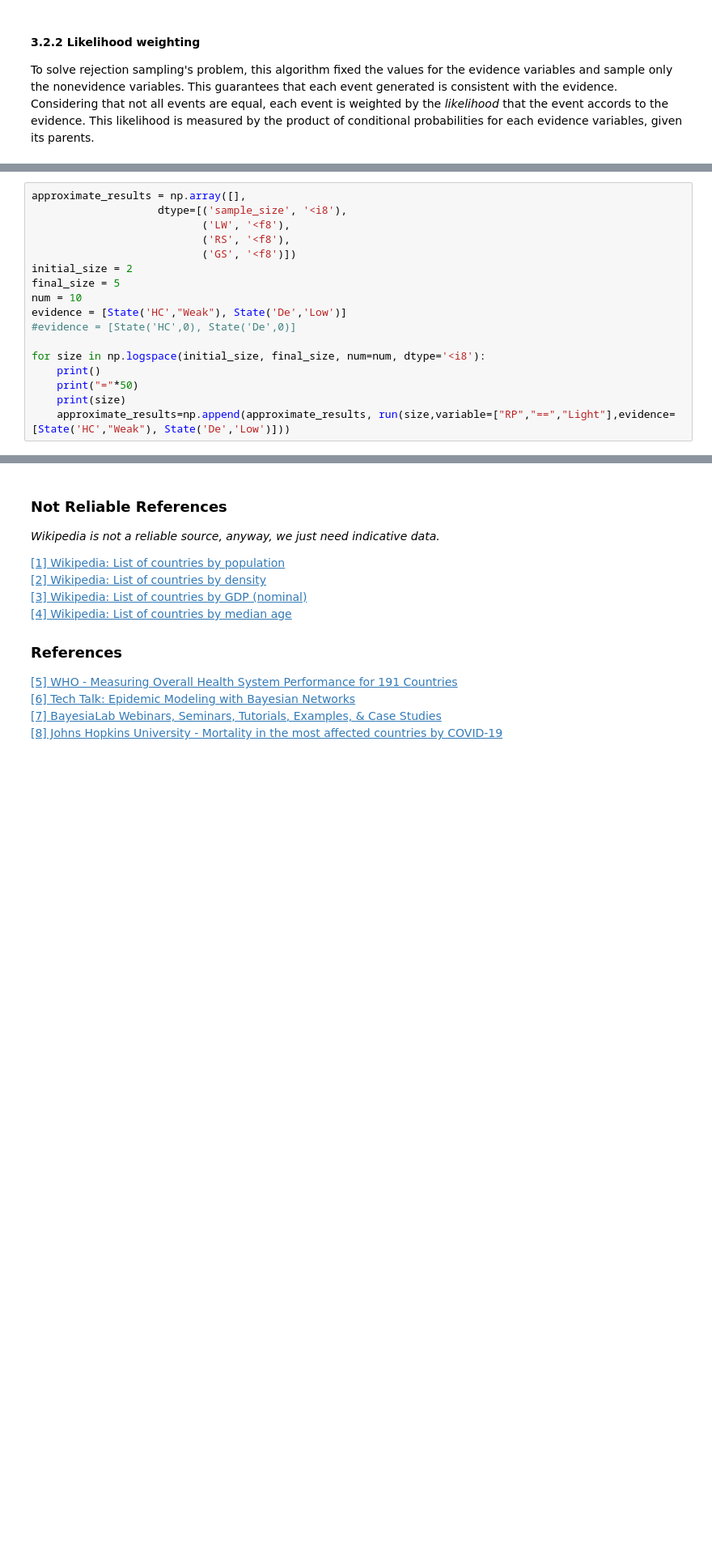
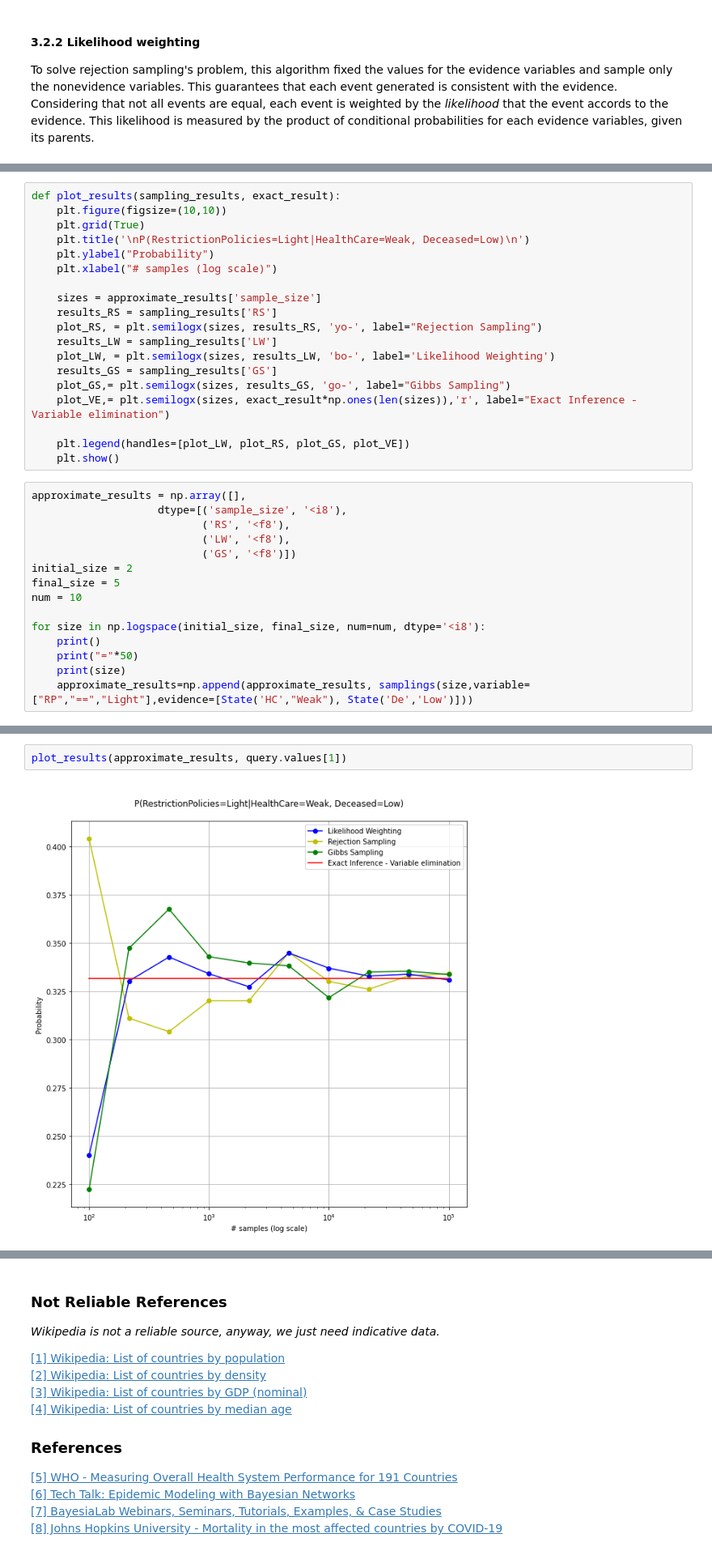
Before and after one commit to AndreaRoss96/BayesianNetwork-EpidemicModeling, a Jupyter notebook: src/ProjFundOfAI.ipynb, the cells around one changed output, grey strips where cells are left out. Shown at 81% size. Drawn from its saved outputs; the diff is of its cells as text; blank space fills up the shorter version.

```diff
--- a/src/ProjFundOfAI.ipynb
+++ b/src/ProjFundOfAI.ipynb
@@ -754,21 +780,38 @@ def run(sample_size,
                            ('GS', '<f8')])
+# %%
+def plot_results(sampling_results, exact_result):
+    plt.figure(figsize=(10,10))
+    plt.grid(True)
+    plt.title('\nP(RestrictionPolicies=Light|HealthCare=Weak, Deceased=Low)\n')
+    plt.ylabel("Probability")
+    plt.xlabel("# samples (log scale)")
+
+    sizes = approximate_results['sample_size']
+    results_RS = sampling_results['RS']
+    plot_RS, = plt.semilogx(sizes, results_RS, 'yo-', label="Rejection Sampling")
+    results_LW = sampling_results['LW']
+    plot_LW, = plt.semilogx(sizes, results_LW, 'bo-', label='Likelihood Weighting')
+    results_GS = sampling_results['GS']
+    plot_GS,= plt.semilogx(sizes, results_GS, 'go-', label="Gibbs Sampling")
+    plot_VE,= plt.semilogx(sizes, exact_result*np.ones(len(sizes)),'r', label="Exact Inference - Variable elimination")
+
+    plt.legend(handles=[plot_LW, plot_RS, plot_GS, plot_VE])
+    plt.show()
 # %%
 approximate_results = np.array([],
                     dtype=[('sample_size', '<i8'),
+                           ('RS', '<f8'),
                            ('LW', '<f8'),
-                           ('RS', '<f8'),
                            ('GS', '<f8')])
 initial_size = 2
 final_size = 5
 num = 10
-evidence = [State('HC',"Weak"), State('De','Low')]
-#evidence = [State('HC',0), State('De',0)]
 
 for size in np.logspace(initial_size, final_size, num=num, dtype='<i8'):
     print()
     print("="*50)
     print(size)
-    approximate_results=np.append(approximate_results, run(size,variable=["RP","==","Light"],evidence=[State('HC',"Weak"), State('De','Low')]))
+    approximate_results=np.append(approximate_results, samplings(size,variable=["RP","==","Light"],evidence=[State('HC',"Weak"), State('De','Low')]))
 # %% [output]
 ==================================================
 1000
@@ -825,3 +850,7 @@ plt.show()
+# %%
+plot_results(approximate_results, query.values[1])
+# %% [output]
+[figure, added]
 # %%
 approximate_results = np.array([],
                     dtype=[('sample_size', '<i8'),
```
Also changed, not shown: parts of 34 cells of this notebook.
